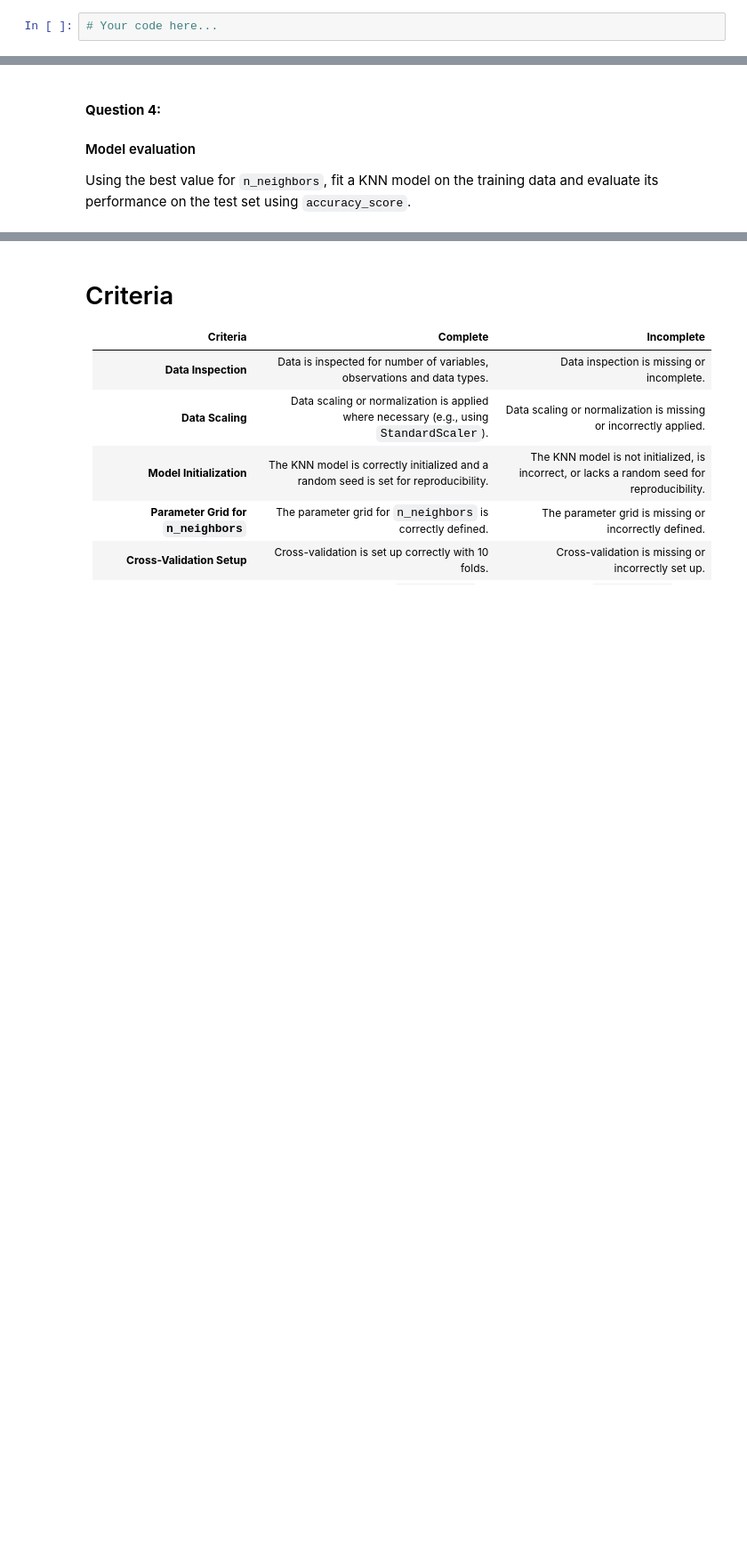
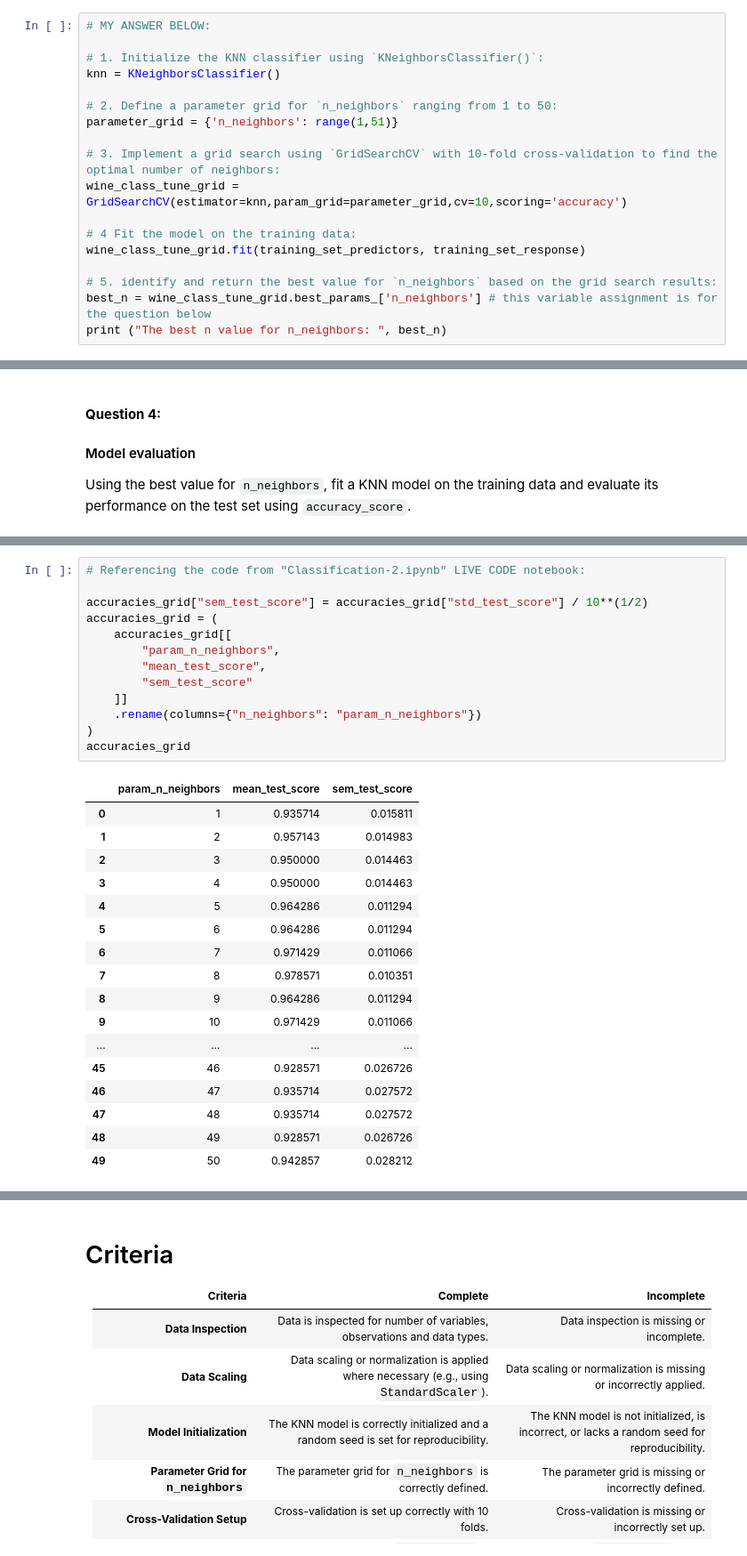
Before and after one commit to nlyca22/applying_statistical_concepts, a Jupyter notebook: 02_activities/assignments/assignment_1.ipynb, the cells around one changed output, grey strips where cells are left out. Shown: that part at 89% size. Saved outputs shown, nothing was run; the diff lists cells and outputs as text; blank space fills up the shorter version.

```diff
--- a/02_activities/assignments/assignment_1.ipynb
+++ b/02_activities/assignments/assignment_1.ipynb
@@ -228,4 +226,20 @@ Perform a grid search to tune the `n_neighbors` hyperparameter using 10-fold cro
 3. Implement a grid search using `GridSearchCV` with 10-fold cross-validation to find the optimal number of neighbors.
 4. After fitting the model on the training data, identify and return the best value for `n_neighbors` based on the grid search results.
 # %%
-# Your code here...
+# MY ANSWER BELOW:
+
+# 1. Initialize the KNN classifier using `KNeighborsClassifier()`:
+knn = KNeighborsClassifier()
+
+# 2. Define a parameter grid for `n_neighbors` ranging from 1 to 50:
+parameter_grid = {'n_neighbors': range(1,51)}
+
+# 3. Implement a grid search using `GridSearchCV` with 10-fold cross-validation to find the optimal number of neighbors:
+wine_class_tune_grid = GridSearchCV(estimator=knn,param_grid=parameter_grid,cv=10,scoring='accuracy')
+
+# 4 Fit the model on the training data:
+wine_class_tune_grid.fit(training_set_predictors, training_set_response)
+
+# 5. identify and return the best value for `n_neighbors` based on the grid search results:
+best_n = wine_class_tune_grid.best_params_['n_neighbors'] # this variable assignment is for the question below
+print ("The best n value for n_neighbors: ", best_n)
@@ -238,0 +296,31 @@ Using the best value for `n_neighbors`, fit a KNN model on the training data and
+# %%
+# Referencing the code from "Classification-2.ipynb" LIVE CODE notebook:
+
+accuracies_grid["sem_test_score"] = accuracies_grid["std_test_score"] / 10**(1/2)
+accuracies_grid = (
+    accuracies_grid[[
+        "param_n_neighbors",
+        "mean_test_score",
+        "sem_test_score"
+    ]]
+    .rename(columns={"n_neighbors": "param_n_neighbors"})
+)
+accuracies_grid
+# %% [output]
+|  | param_n_neighbors | mean_test_score | sem_test_score |
+| 0 | 1 | 0.935714 | 0.015811 |
+| 1 | 2 | 0.957143 | 0.014983 |
+| 2 | 3 | 0.950000 | 0.014463 |
+| 3 | 4 | 0.950000 | 0.014463 |
+| 4 | 5 | 0.964286 | 0.011294 |
+| 5 | 6 | 0.964286 | 0.011294 |
+| 6 | 7 | 0.971429 | 0.011066 |
+| 7 | 8 | 0.978571 | 0.010351 |
+| 8 | 9 | 0.964286 | 0.011294 |
+| 9 | 10 | 0.971429 | 0.011066 |
+| ... | ... | ... | ... |
+| 45 | 46 | 0.928571 | 0.026726 |
+| 46 | 47 | 0.935714 | 0.027572 |
+| 47 | 48 | 0.935714 | 0.027572 |
+| 48 | 49 | 0.928571 | 0.026726 |
+| 49 | 50 | 0.942857 | 0.028212 |
```
Also changed, not shown: parts of 20 cells of this notebook.
